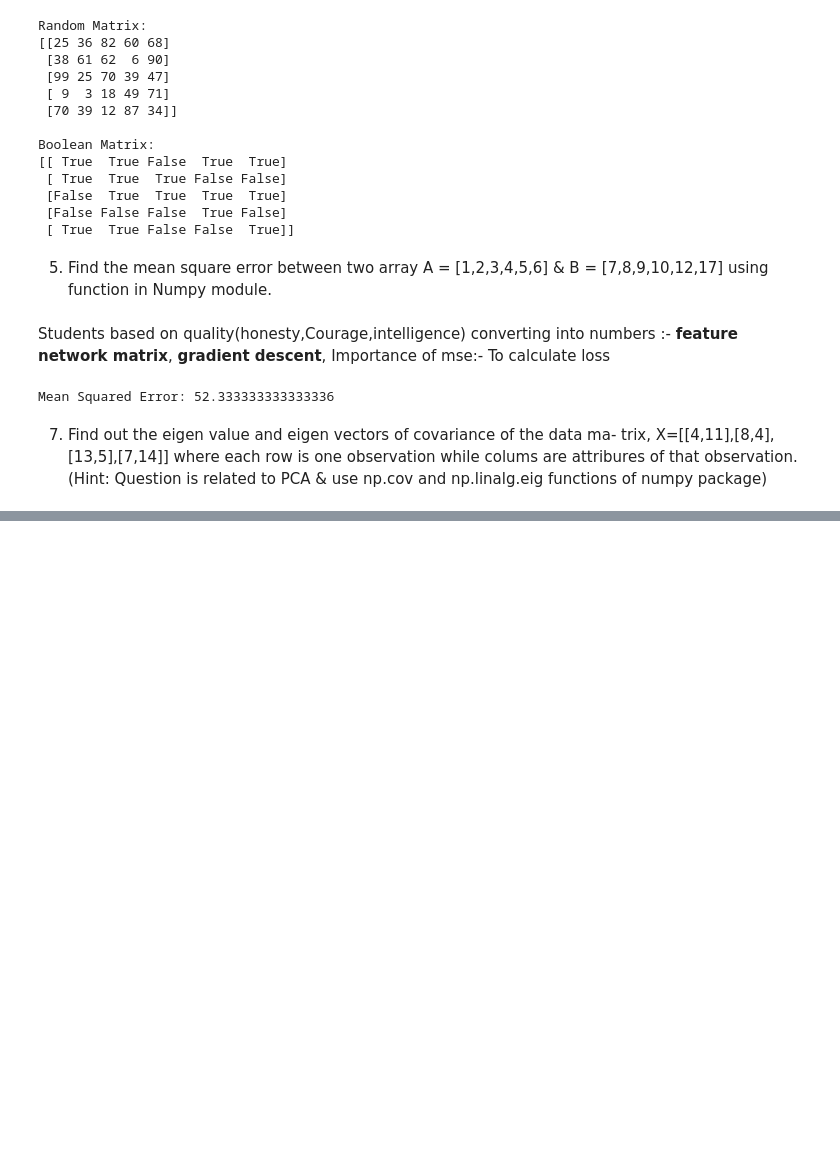
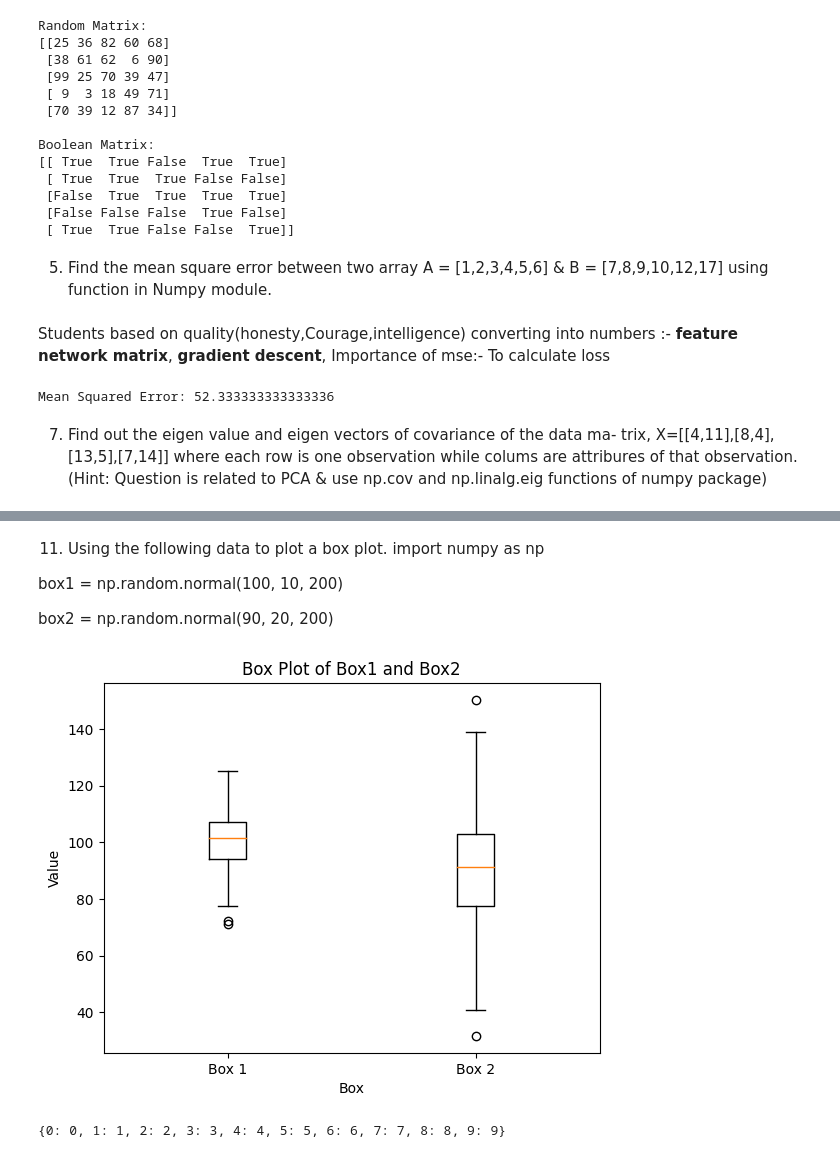
Before and after one commit to Vanshika-goyal1/AI-Lab, a Jupyter notebook: Ass2.ipynb, the cells around one changed output, grey strips where cells are left out. Saved outputs shown, nothing was run; the diff lists cells and outputs as text; code cells hidden in the pictures; blank space fills up the shorter version.

```diff
--- a/Ass2.ipynb
+++ b/Ass2.ipynb
@@ -157,0 +318,38 @@ PCA & use np.cov and np.linalg.eig functions of numpy package)
+# %% [markdown]
+11. Using the following data to plot a box plot.
+import numpy as np
+
+box1 = np.random.normal(100, 10, 200)
+
+box2 = np.random.normal(90, 20, 200)
+# %%
+import matplotlib.pyplot as plt
+import numpy as np
+
+# Data for the box plot
+box1 = np.random.normal(100, 10, 200)
+box2 = np.random.normal(90, 20, 200)
+
+# Plot the box plot
+plt.boxplot([box1, box2], labels=['Box 1', 'Box 2'])
+
+plt.xlabel('Box')
+plt.ylabel('Value')
+plt.title('Box Plot of Box1 and Box2')
+plt.show()
+# %% [output]
+[figure, added]
+# %%
+import pandas as pd
+import numpy as np
+# Series = 1 D data vector form
+# DataFrame = 2 D,3D or nD data- [[1,2,3,4]]
+s = pd.Series([1,2,3,4])
+s = pd.Series(np.arange(10))
+# s.to_numpy()
+s.to_dict()
+# print(s)
+# print("data type")
+# type(s)
+# %% [output]
+{0: 0, 1: 1, 2: 2, 3: 3, 4: 4, 5: 5, 6: 6, 7: 7, 8: 8, 9: 9}
```
Also changed, not shown: parts of 12 cells of this notebook.
